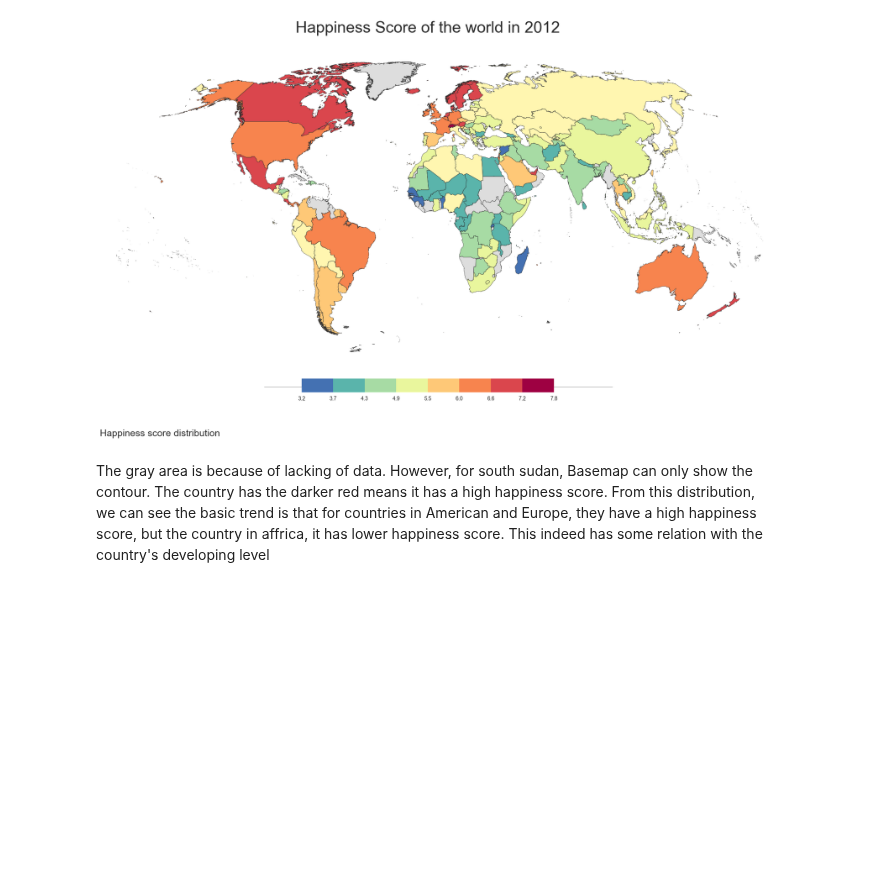
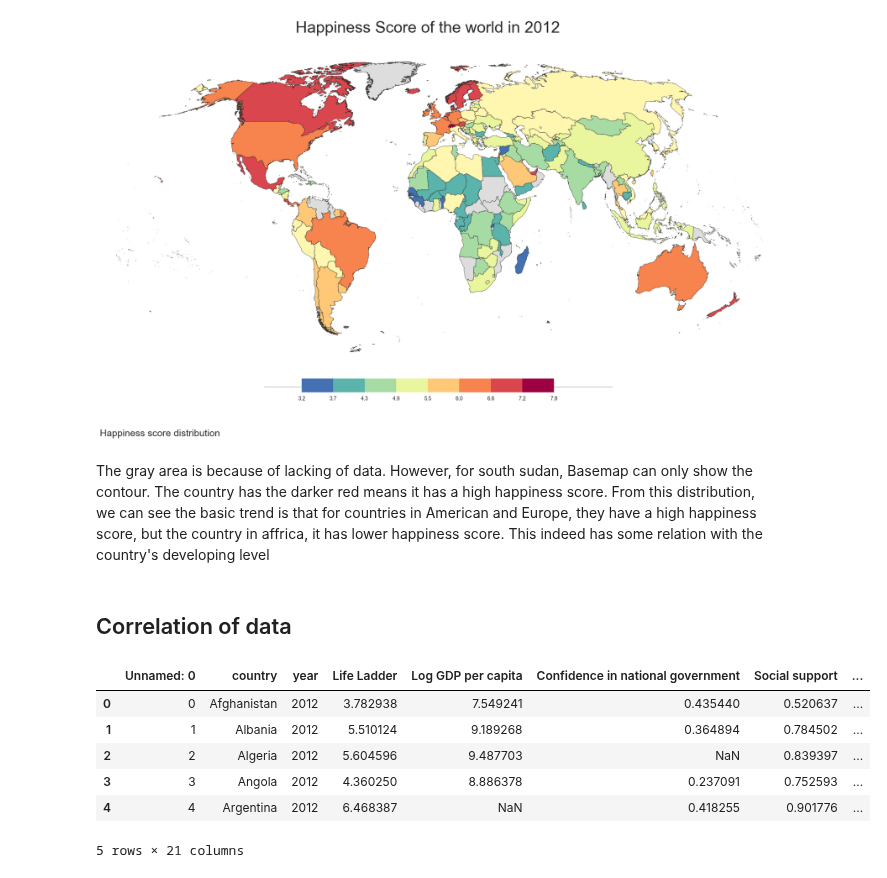
Before and after one commit to dangspin/SpringBoard_Projects, a Jupyter notebook: project_data/Data_Story.ipynb, the cells around one changed output. Cells and saved outputs as stored; diff of their text form; code cells hidden in the pictures; blank space fills up the shorter version.

```diff
--- a/project_data/Data_Story.ipynb
+++ b/project_data/Data_Story.ipynb
@@ -153,3 +153,5 @@ plt.show()
 [figure]
 # %% [markdown]
 The gray area is because of lacking of data. However, for south sudan, Basemap can only show the contour. The country has the darker red means it has a high happiness score. From this distribution, we can see the basic trend is that for countries in American and Europe, they have a high happiness score, but the country in affrica, it has lower happiness score. This indeed has some relation with the country's developing level
+# %% [markdown]
+## Correlation of data
@@ -155,0 +160,10 @@ The gray area is because of lacking of data. However, for south sudan, Basemap c
+# %%
+dataset.head()
+# %% [output]
+|  | Unnamed: 0 | country | year | Life Ladder | Log GDP per capita | Confidence in national government | Social support | ... |
+| 0 | 0 | Afghanistan | 2012 | 3.782938 | 7.549241 | 0.435440 | 0.520637 | ... |
+| 1 | 1 | Albania | 2012 | 5.510124 | 9.189268 | 0.364894 | 0.784502 | ... |
+| 2 | 2 | Algeria | 2012 | 5.604596 | 9.487703 | NaN | 0.839397 | ... |
+| 3 | 3 | Angola | 2012 | 4.360250 | 8.886378 | 0.237091 | 0.752593 | ... |
+| 4 | 4 | Argentina | 2012 | 6.468387 | NaN | 0.418255 | 0.901776 | ... |
+5 rows × 21 columns
```
Also changed, not shown: parts of 4 cells of this notebook.
